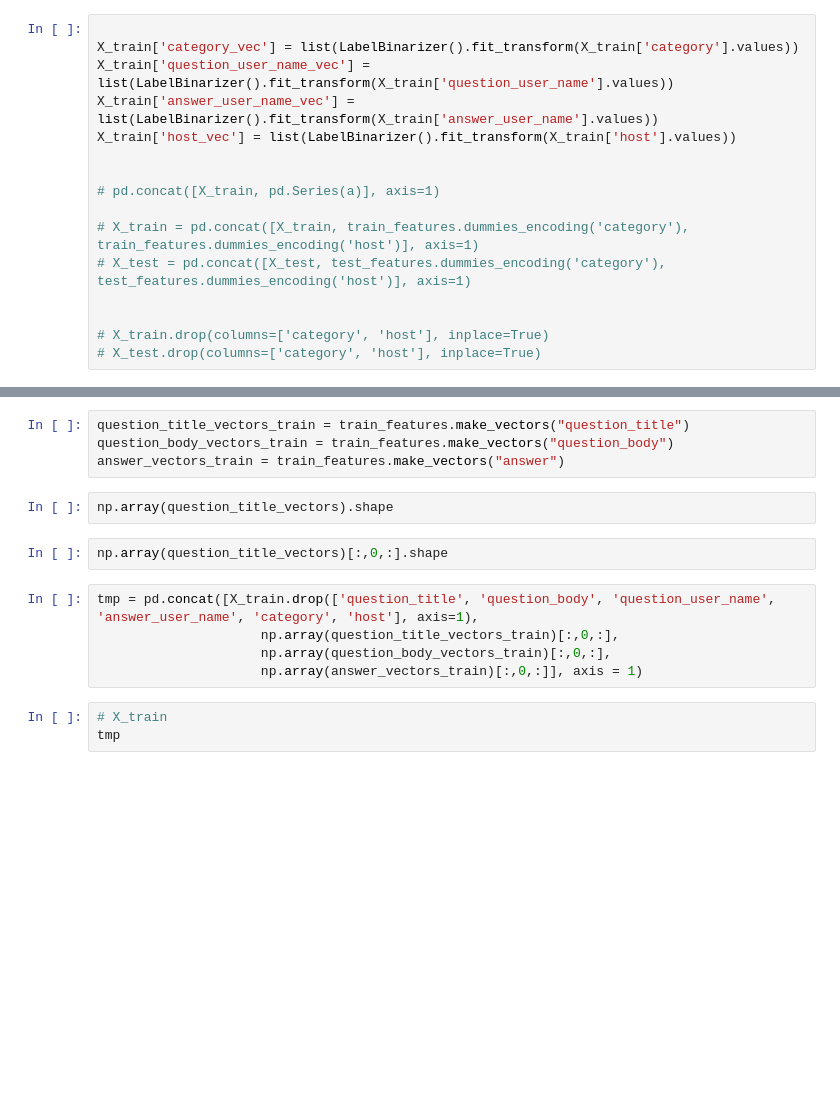
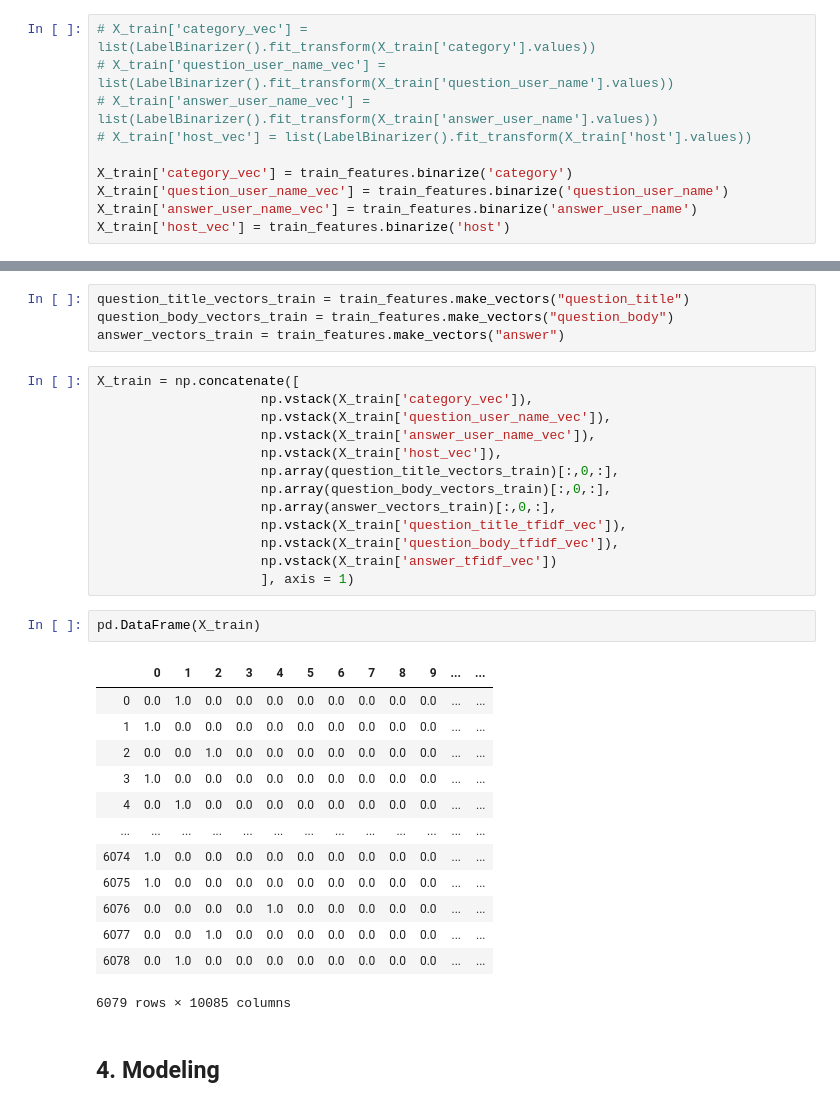
Before and after one commit to szachovy/Google-QUEST-Q-A-Labeling, a Jupyter notebook: agent.ipynb, the cells around one changed output, grey strips where cells are left out. Saved outputs shown, nothing was run; the diff lists cells and outputs as text; blank space fills up the shorter version.

```diff
--- a/agent.ipynb
+++ b/agent.ipynb
@@ -296,20 +293,14 @@ KeyboardInterrupt:
 # %% [markdown]
 ### 3.3. Encoding categorical features
 # %%
+# X_train['category_vec'] = list(LabelBinarizer().fit_transform(X_train['category'].values))
+# X_train['question_user_name_vec'] = list(LabelBinarizer().fit_transform(X_train['question_user_name'].values))
+# X_train['answer_user_name_vec'] = list(LabelBinarizer().fit_transform(X_train['answer_user_name'].values))
+# X_train['host_vec'] = list(LabelBinarizer().fit_transform(X_train['host'].values))
 
-X_train['category_vec'] = list(LabelBinarizer().fit_transform(X_train['category'].values))
-X_train['question_user_name_vec'] = list(LabelBinarizer().fit_transform(X_train['question_user_name'].values))
-X_train['answer_user_name_vec'] = list(LabelBinarizer().fit_transform(X_train['answer_user_name'].values))
-X_train['host_vec'] = list(LabelBinarizer().fit_transform(X_train['host'].values))
-
-
-# pd.concat([X_train, pd.Series(a)], axis=1)
-
-# X_train = pd.concat([X_train, train_features.dummies_encoding('category'), train_features.dummies_encoding('host')], axis=1)
-# X_test = pd.concat([X_test, test_features.dummies_encoding('category'), test_features.dummies_encoding('host')], axis=1)
-
-
-# X_train.drop(columns=['category', 'host'], inplace=True)
-# X_test.drop(columns=['category', 'host'], inplace=True)
+X_train['category_vec'] = train_features.binarize('category')
+X_train['question_user_name_vec'] = train_features.binarize('question_user_name')
+X_train['answer_user_name_vec'] = train_features.binarize('answer_user_name')
+X_train['host_vec'] = train_features.binarize('host')
 # %%
 X_train
@@ -327,15 +346,34 @@ X_train['answer'] = train_features.bert_separators('answer')
 question_title_vectors_train = train_features.make_vectors("question_title")
 question_body_vectors_train = train_features.make_vectors("question_body")
 answer_vectors_train = train_features.make_vectors("answer")
-# %%
-np.array(question_title_vectors).shape
-# %%
-np.array(question_title_vectors)[:,0,:].shape
-# %%
-tmp = pd.concat([X_train.drop(['question_title', 'question_body', 'question_user_name', 'answer_user_name', 'category', 'host'], axis=1),
-                     np.array(question_title_vectors_train)[:,0,:],
-                     np.array(question_body_vectors_train)[:,0,:],
-                     np.array(answer_vectors_train)[:,0,:]], axis = 1)
-# %%
-# X_train
-tmp
+# %%
+X_train = np.concatenate([
+                     np.vstack(X_train['category_vec']),
+                     np.vstack(X_train['question_user_name_vec']),
+                     np.vstack(X_train['answer_user_name_vec']),
+                     np.vstack(X_train['host_vec']),
+                     np.array(question_title_vectors_train)[:,0,:],
+                     np.array(question_body_vectors_train)[:,0,:],
+                     np.array(answer_vectors_train)[:,0,:],
+                     np.vstack(X_train['question_title_tfidf_vec']),
+                     np.vstack(X_train['question_body_tfidf_vec']),
+                     np.vstack(X_train['answer_tfidf_vec'])
+                     ], axis = 1)
+# %%
+pd.DataFrame(X_train)
+# %% [output]
+|  | 0 | 1 | 2 | 3 | 4 | 5 | 6 | 7 | 8 | 9 | ... | ... |
+| 0 | 0.0 | 1.0 | 0.0 | 0.0 | 0.0 | 0.0 | 0.0 | 0.0 | 0.0 | 0.0 | ... | ... |
+| 1 | 1.0 | 0.0 | 0.0 | 0.0 | 0.0 | 0.0 | 0.0 | 0.0 | 0.0 | 0.0 | ... | ... |
+| 2 | 0.0 | 0.0 | 1.0 | 0.0 | 0.0 | 0.0 | 0.0 | 0.0 | 0.0 | 0.0 | ... | ... |
+| 3 | 1.0 | 0.0 | 0.0 | 0.0 | 0.0 | 0.0 | 0.0 | 0.0 | 0.0 | 0.0 | ... | ... |
+| 4 | 0.0 | 1.0 | 0.0 | 0.0 | 0.0 | 0.0 | 0.0 | 0.0 | 0.0 | 0.0 | ... | ... |
+| ... | ... | ... | ... | ... | ... | ... | ... | ... | ... | ... | ... | ... |
+| 6074 | 1.0 | 0.0 | 0.0 | 0.0 | 0.0 | 0.0 | 0.0 | 0.0 | 0.0 | 0.0 | ... | ... |
+| 6075 | 1.0 | 0.0 | 0.0 | 0.0 | 0.0 | 0.0 | 0.0 | 0.0 | 0.0 | 0.0 | ... | ... |
+| 6076 | 0.0 | 0.0 | 0.0 | 0.0 | 1.0 | 0.0 | 0.0 | 0.0 | 0.0 | 0.0 | ... | ... |
+| 6077 | 0.0 | 0.0 | 1.0 | 0.0 | 0.0 | 0.0 | 0.0 | 0.0 | 0.0 | 0.0 | ... | ... |
+| 6078 | 0.0 | 1.0 | 0.0 | 0.0 | 0.0 | 0.0 | 0.0 | 0.0 | 0.0 | 0.0 | ... | ... |
+6079 rows × 10085 columns
+# %% [markdown]
+## 4. Modeling
```
Also changed, not shown: parts of 8 cells of this notebook, 1 other file.
